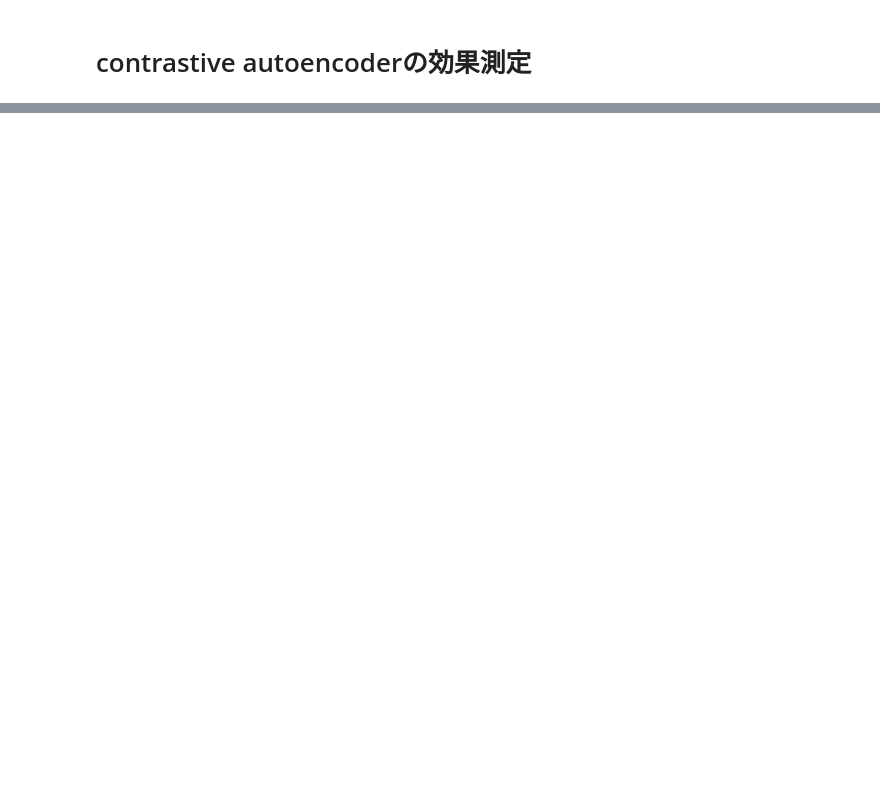
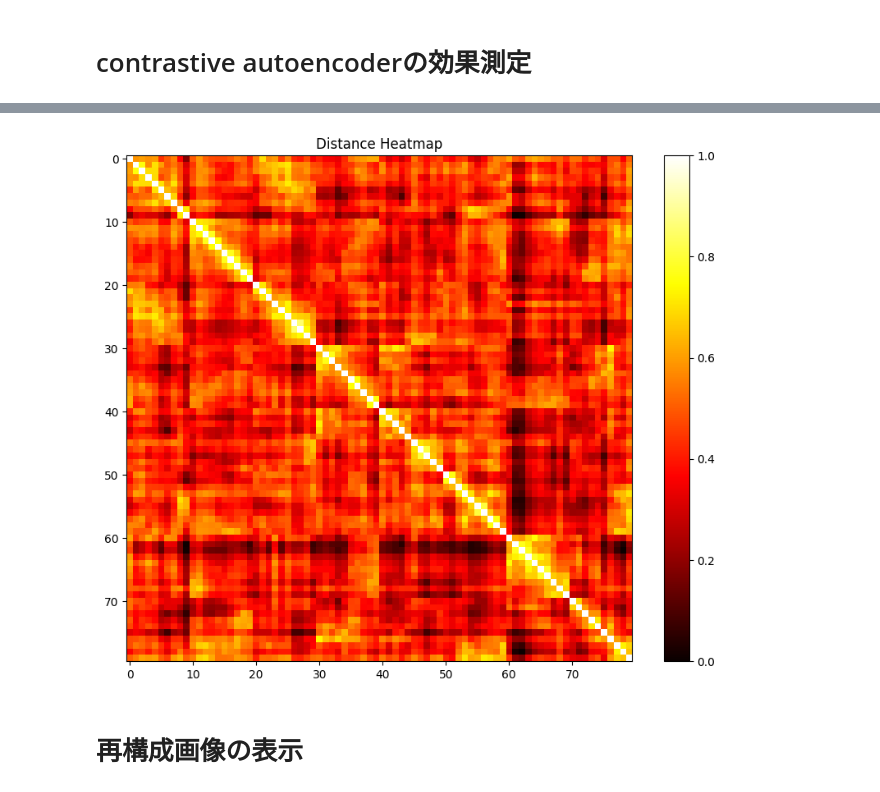
Before and after one commit to nnaakkaaii/HD-VRN, a Jupyter notebook: notebook/mmnist.ipynb, the cells around one changed output, grey strips where cells are left out. Cells and saved outputs as stored; diff of their text form; code cells hidden in the pictures; blank space fills up the shorter version.

```diff
--- a/notebook/mmnist.ipynb
+++ b/notebook/mmnist.ipynb
@@ -170,0 +102,6 @@ tensor(0.0002)
+# %%
+show_distance_by_contrastive("../bin/mmnist/autoencoder2d/contrastive08/best_model.pth")
+# %% [output]
+[figure, added]
+# %% [markdown]
+# 再構成画像の表示
```
Also changed, not shown: parts of 25 cells of this notebook, 1 other file.
